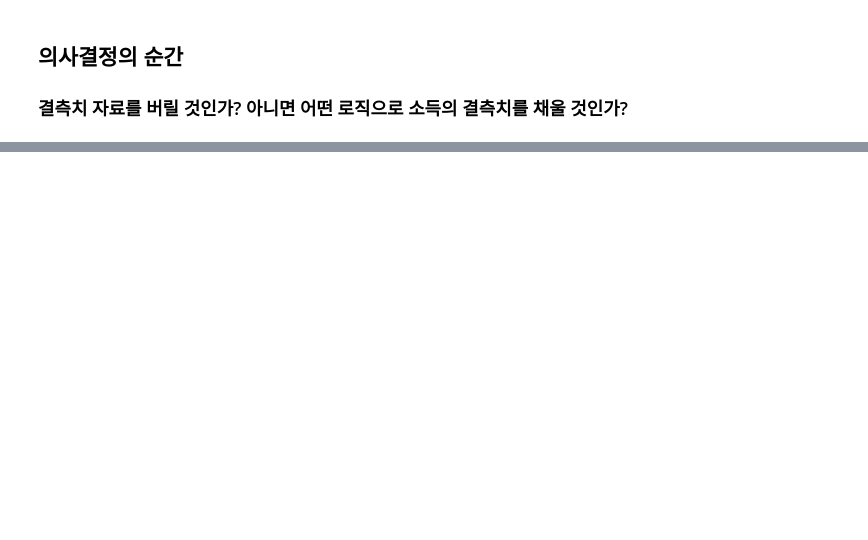
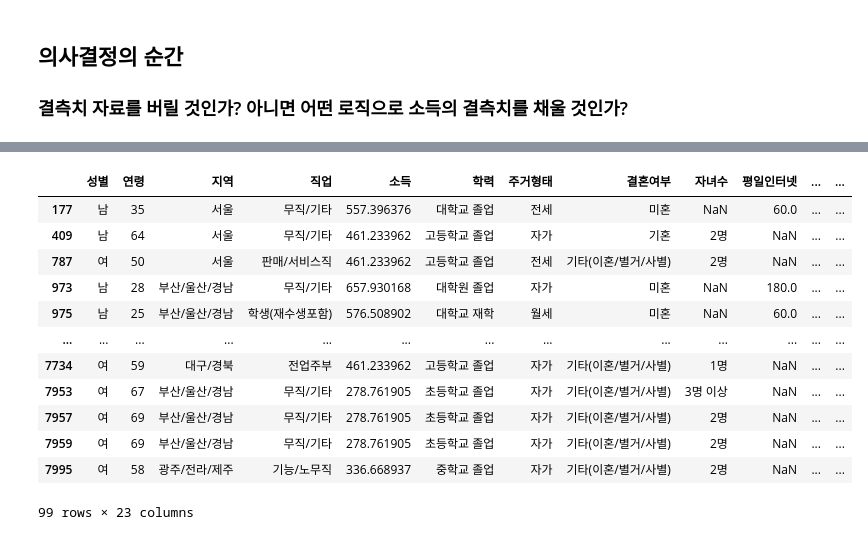
Before and after one commit to ancestor9/Gyeongbok-AI-study, a Jupyter notebook: 2025/도장깨기/03_missing_value_imputation_Consumer_Behavior_Analysis.ipynb, the cells around one changed output, grey strips where cells are left out. Saved outputs shown, nothing was run; the diff lists cells and outputs as text; code cells hidden in the pictures; blank space fills up the shorter version.

```diff
--- a/2025/도장깨기/03_missing_value_imputation_Consumer_Behavior_Analysis.ipynb
+++ b/2025/도장깨기/03_missing_value_imputation_Consumer_Behavior_Analysis.ipynb
@@ -434,0 +561,33 @@ df[df['소득'].isna()]
+# %%
+# prompt: 소득이 99인 값을 학력을 그룹핑한 평균소득으로 대체하라
+
+# Group data by '학력' and calculate the mean income for each group
+mean_income_by_education = df.groupby('학력')['소득'].mean()
+
+# Replace values of 99.0 in '소득' column with the mean income of the corresponding '학력' group
+for education_level, mean_income in mean_income_by_education.items():
+    df.loc[(df['소득'] == 99.0) & (df['학력'] == education_level), '소득'] = mean_income
+# %%
+df.loc[[ 177,  409,  787,  973,  975, 1028, 1079, 1121, 1249, 1456, 1458, 1529,
+       1545, 1546, 1630, 1713, 1721, 1722, 1728, 1867, 1869, 1934, 2179, 2218,
+       2587, 2607, 2620, 2627, 2711, 2725, 2776, 3096, 3112, 3133, 3135, 3143,
+       3233, 3373, 3475, 3477, 3478, 3498, 3550, 3588, 3605, 3613, 3685, 3735,
+       3741, 3747, 3778, 3786, 3879, 4381, 4419, 4454, 4570, 4886, 4898, 4930,
+       4936, 4988, 4998, 5000, 5025, 5083, 5238, 5243, 5249, 5294, 5348, 5350,
+       5354, 5450, 5457, 5869, 6274, 6425, 6743, 6747, 6777, 7139, 7142, 7399,
+       7483, 7519, 7582, 7583, 7589, 7618, 7677, 7684, 7685, 7699, 7734, 7953,
+       7957, 7959, 7995]]
+# %% [output]
+|  | 성별 | 연령 | 지역 | 직업 | 소득 | 학력 | 주거형태 | 결혼여부 | 자녀수 | 평일인터넷 | ... | ... |
+| 177 | 남 | 35 | 서울 | 무직/기타 | 557.396376 | 대학교 졸업 | 전세 | 미혼 | NaN | 60.0 | ... | ... |
+| 409 | 남 | 64 | 서울 | 무직/기타 | 461.233962 | 고등학교 졸업 | 자가 | 기혼 | 2명 | NaN | ... | ... |
+| 787 | 여 | 50 | 서울 | 판매/서비스직 | 461.233962 | 고등학교 졸업 | 전세 | 기타(이혼/별거/사별) | 2명 | NaN | ... | ... |
+| 973 | 남 | 28 | 부산/울산/경남 | 무직/기타 | 657.930168 | 대학원 졸업 | 자가 | 미혼 | NaN | 180.0 | ... | ... |
+| 975 | 남 | 25 | 부산/울산/경남 | 학생(재수생포함) | 576.508902 | 대학교 재학 | 월세 | 미혼 | NaN | 60.0 | ... | ... |
+| ... | ... | ... | ... | ... | ... | ... | ... | ... | ... | ... | ... | ... |
+| 7734 | 여 | 59 | 대구/경북 | 전업주부 | 461.233962 | 고등학교 졸업 | 자가 | 기타(이혼/별거/사별) | 1명 | NaN | ... | ... |
+| 7953 | 여 | 67 | 부산/울산/경남 | 무직/기타 | 278.761905 | 초등학교 졸업 | 자가 | 기타(이혼/별거/사별) | 3명 이상 | NaN | ... | ... |
+| 7957 | 여 | 69 | 부산/울산/경남 | 무직/기타 | 278.761905 | 초등학교 졸업 | 자가 | 기타(이혼/별거/사별) | 2명 | NaN | ... | ... |
+| 7959 | 여 | 69 | 부산/울산/경남 | 무직/기타 | 278.761905 | 초등학교 졸업 | 자가 | 기타(이혼/별거/사별) | 2명 | NaN | ... | ... |
+| 7995 | 여 | 58 | 광주/전라/제주 | 기능/노무직 | 336.668937 | 중학교 졸업 | 자가 | 기타(이혼/별거/사별) | 2명 | NaN | ... | ... |
+99 rows × 23 columns
```
Also changed, not shown: parts of 12 cells of this notebook.
